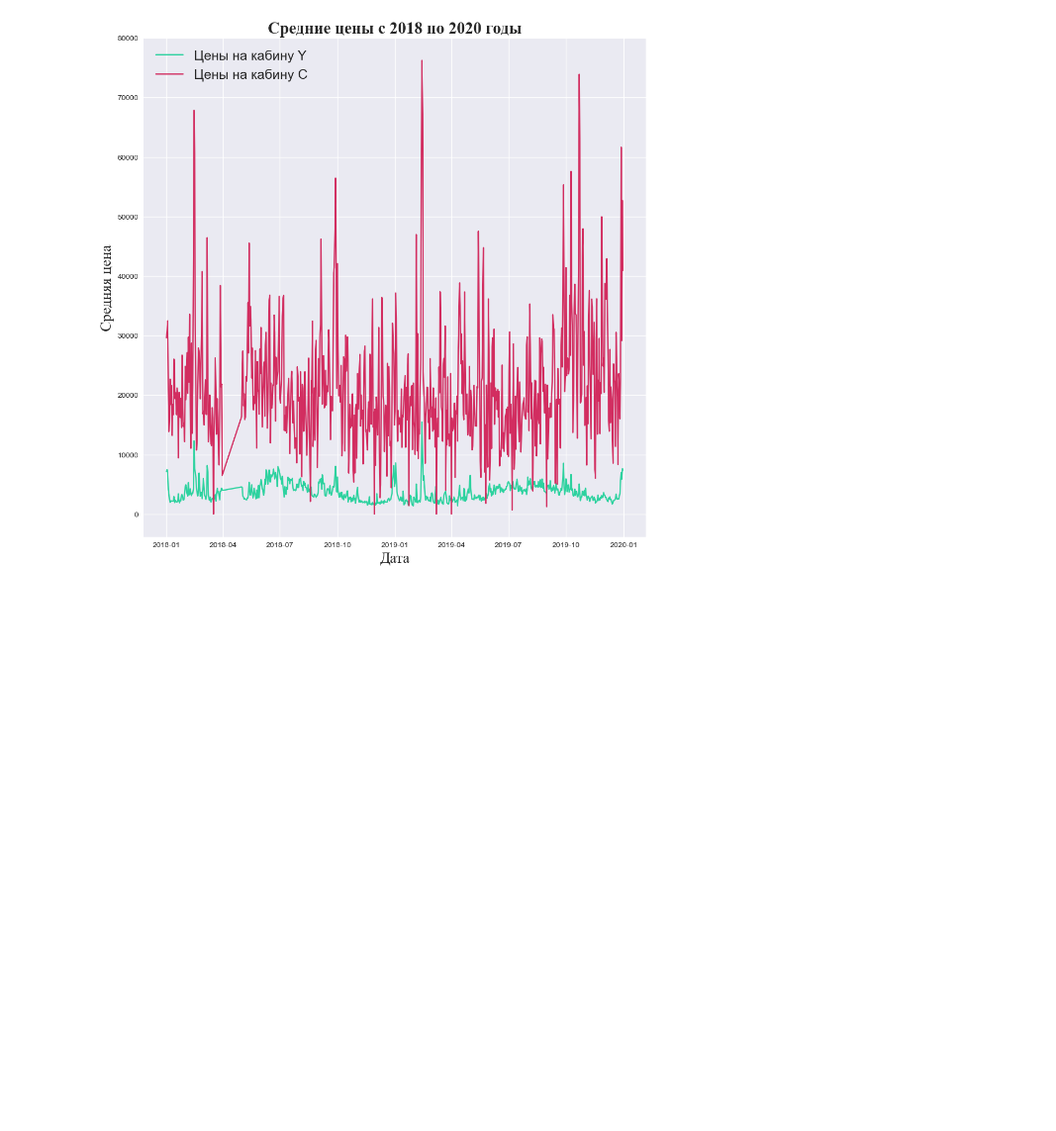
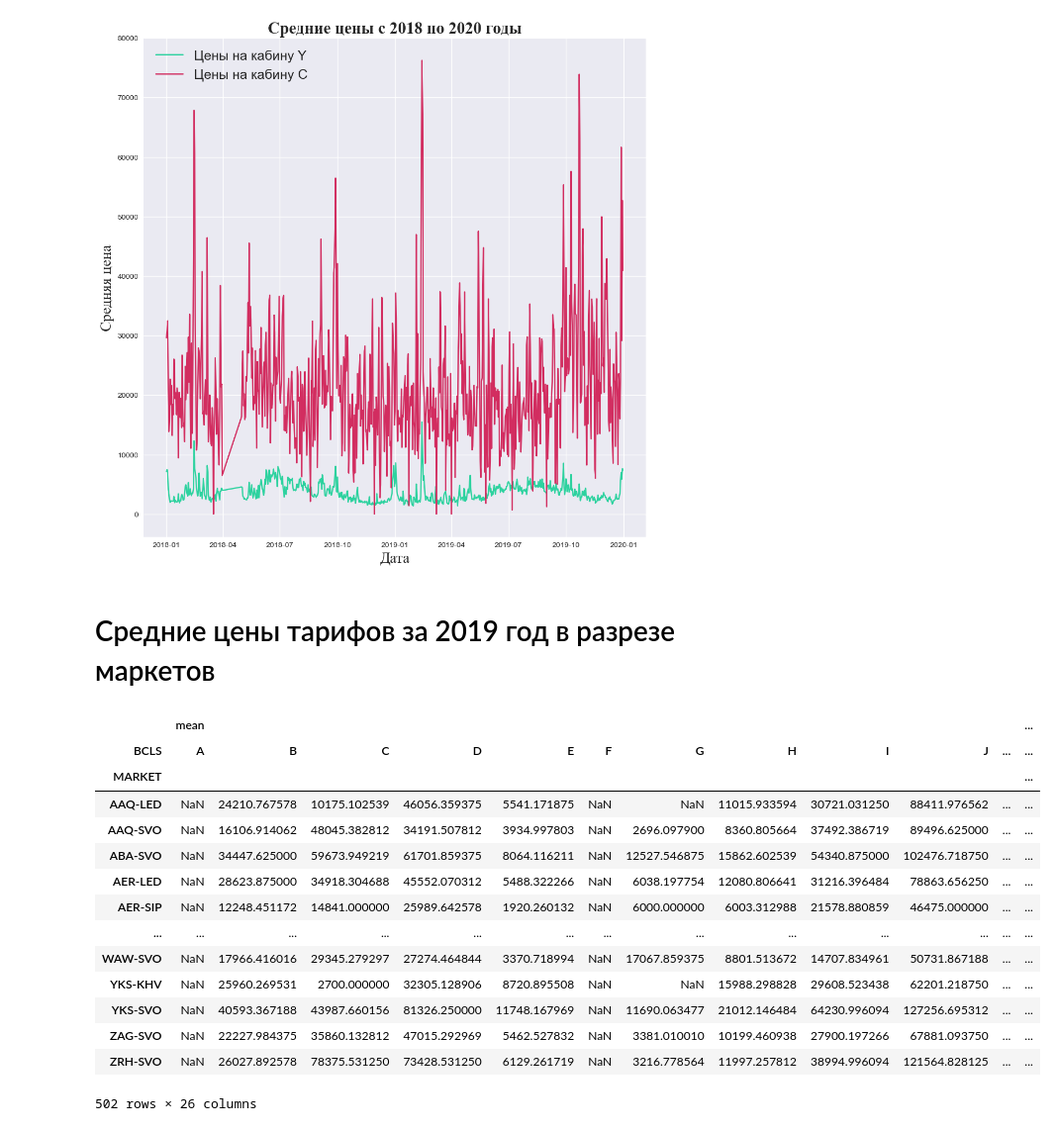
Before and after one commit to Flyer-DM/aeroflot_ML, a Jupyter notebook: визуальная статистика.ipynb, the cells around one changed output. Shown at 99% size. Cells and saved outputs as stored; diff of their text form; code cells hidden in the pictures; blank space fills up the shorter version.

Commit message:
Расчёт средних тарифов по маркетам за 2019

```diff
--- a/визуальная статистика.ipynb
+++ b/визуальная статистика.ipynb
@@ -326,3 +328,44 @@ plt.style.use("seaborn")
 plt.show()
 # %% [output]
 [figure]
+# %% [markdown]
+# Средние цены тарифов за 2019 год в разрезе маркетов
+# %%
+base_dir = r"F:\new_datas\tarif"
+files = os.listdir(base_dir)
+full_data = []
+first_re = lambda x: bool(re.fullmatch(r'[A-Z]{1}', str(x)))
+second_re = lambda x: bool(re.fullmatch(r'[A-Z]{3}', str(x)))
+for file in tqdm(files):
+    data = pd.read_csv(fr"{base_dir}\\{file}", sep=';', on_bad_lines='skip', encoding='latin-1')
+    data = data.dropna(how='any', axis=0)
+    data = data.drop_duplicates()
+    data = data[['BCLS', 'ORAP', 'DSAP', 'TARIF_RUB']]
+    data = data[data['BCLS'].apply(first_re)]
+    data = data[(data['ORAP'].apply(second_re)) & (data['DSAP'].apply(second_re))]
+    data['TARIF_RUB'] = data['TARIF_RUB'].str.replace(',', '.', regex=False)
+    data['TARIF_RUB'] = pd.to_numeric(data['TARIF_RUB'], downcast='float', errors='coerce').dropna()
+    data['MARKET'] = data['ORAP'] + '-' + data['DSAP']
+    full_data.append(data)
+full_data = pd.concat(full_data, ignore_index=True)
+# %%
+result = full_data.groupby(by=['MARKET', 'BCLS'])['TARIF_RUB'].agg(['mean']).reset_index()
+result = result.pivot(index='MARKET', columns='BCLS', values=['mean'])
+result.to_excel('result.xlsx')
+display(result)
+# %% [output]
+|  | mean |  |  |  |  |  |  |  |  |  |  | ... |
+| BCLS | A | B | C | D | E | F | G | H | I | J | ... | ... |
+| MARKET |  |  |  |  |  |  |  |  |  |  |  | ... |
+| AAQ-LED | NaN | 24210.767578 | 10175.102539 | 46056.359375 | 5541.171875 | NaN | NaN | 11015.933594 | 30721.031250 | 88411.976562 | ... | ... |
+| AAQ-SVO | NaN | 16106.914062 | 48045.382812 | 34191.507812 | 3934.997803 | NaN | 2696.097900 | 8360.805664 | 37492.386719 | 89496.625000 | ... | ... |
+| ABA-SVO | NaN | 34447.625000 | 59673.949219 | 61701.859375 | 8064.116211 | NaN | 12527.546875 | 15862.602539 | 54340.875000 | 102476.718750 | ... | ... |
+| AER-LED | NaN | 28623.875000 | 34918.304688 | 45552.070312 | 5488.322266 | NaN | 6038.197754 | 12080.806641 | 31216.396484 | 78863.656250 | ... | ... |
+| AER-SIP | NaN | 12248.451172 | 14841.000000 | 25989.642578 | 1920.260132 | NaN | 6000.000000 | 6003.312988 | 21578.880859 | 46475.000000 | ... | ... |
+| ... | ... | ... | ... | ... | ... | ... | ... | ... | ... | ... | ... | ... |
+| WAW-SVO | NaN | 17966.416016 | 29345.279297 | 27274.464844 | 3370.718994 | NaN | 17067.859375 | 8801.513672 | 14707.834961 | 50731.867188 | ... | ... |
+| YKS-KHV | NaN | 25960.269531 | 2700.000000 | 32305.128906 | 8720.895508 | NaN | NaN | 15988.298828 | 29608.523438 | 62201.218750 | ... | ... |
+| YKS-SVO | NaN | 40593.367188 | 43987.660156 | 81326.250000 | 11748.167969 | NaN | 11690.063477 | 21012.146484 | 64230.996094 | 127256.695312 | ... | ... |
+| ZAG-SVO | NaN | 22227.984375 | 35860.132812 | 47015.292969 | 5462.527832 | NaN | 3381.010010 | 10199.460938 | 27900.197266 | 67881.093750 | ... | ... |
+| ZRH-SVO | NaN | 26027.892578 | 78375.531250 | 73428.531250 | 6129.261719 | NaN | 3216.778564 | 11997.257812 | 38994.996094 | 121564.828125 | ... | ... |
+502 rows × 26 columns
```
Also changed, not shown: parts of 1 cell of this notebook.
